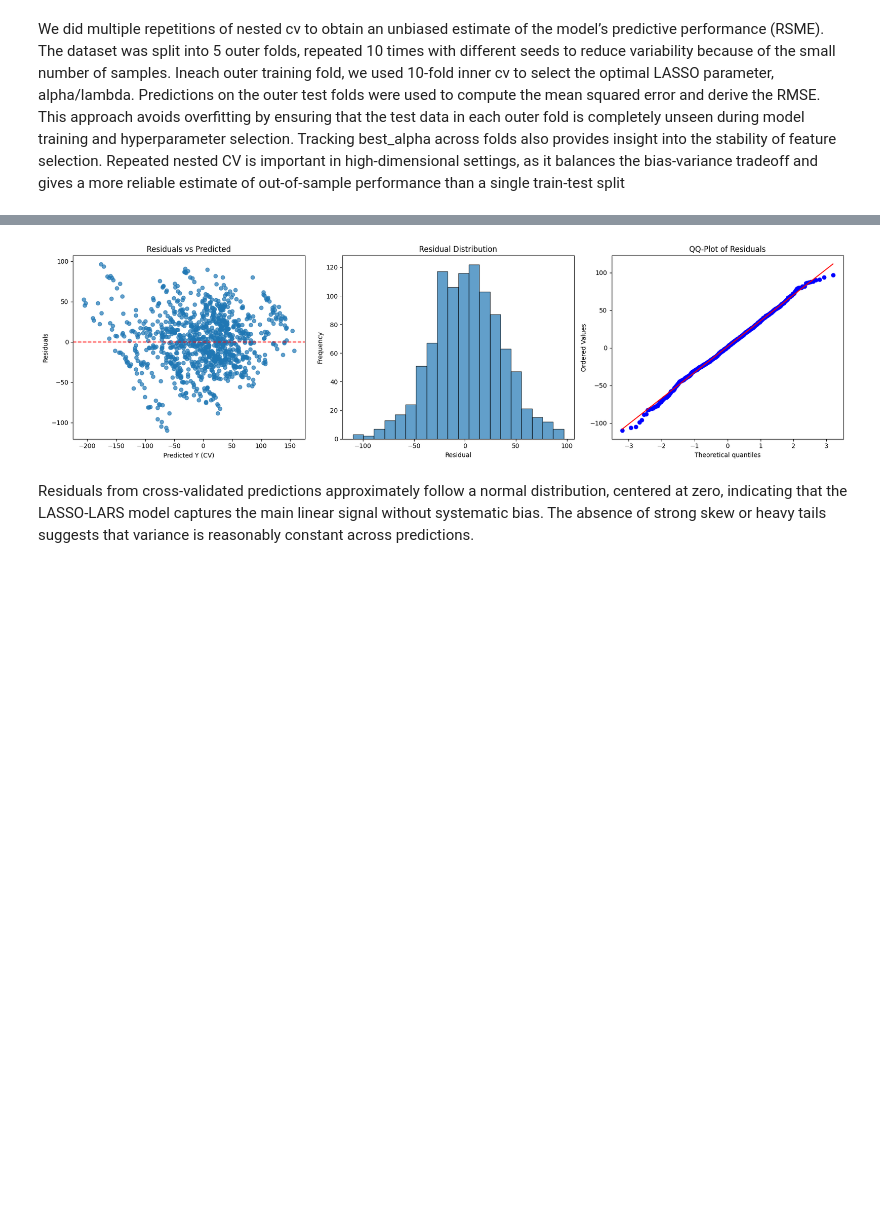
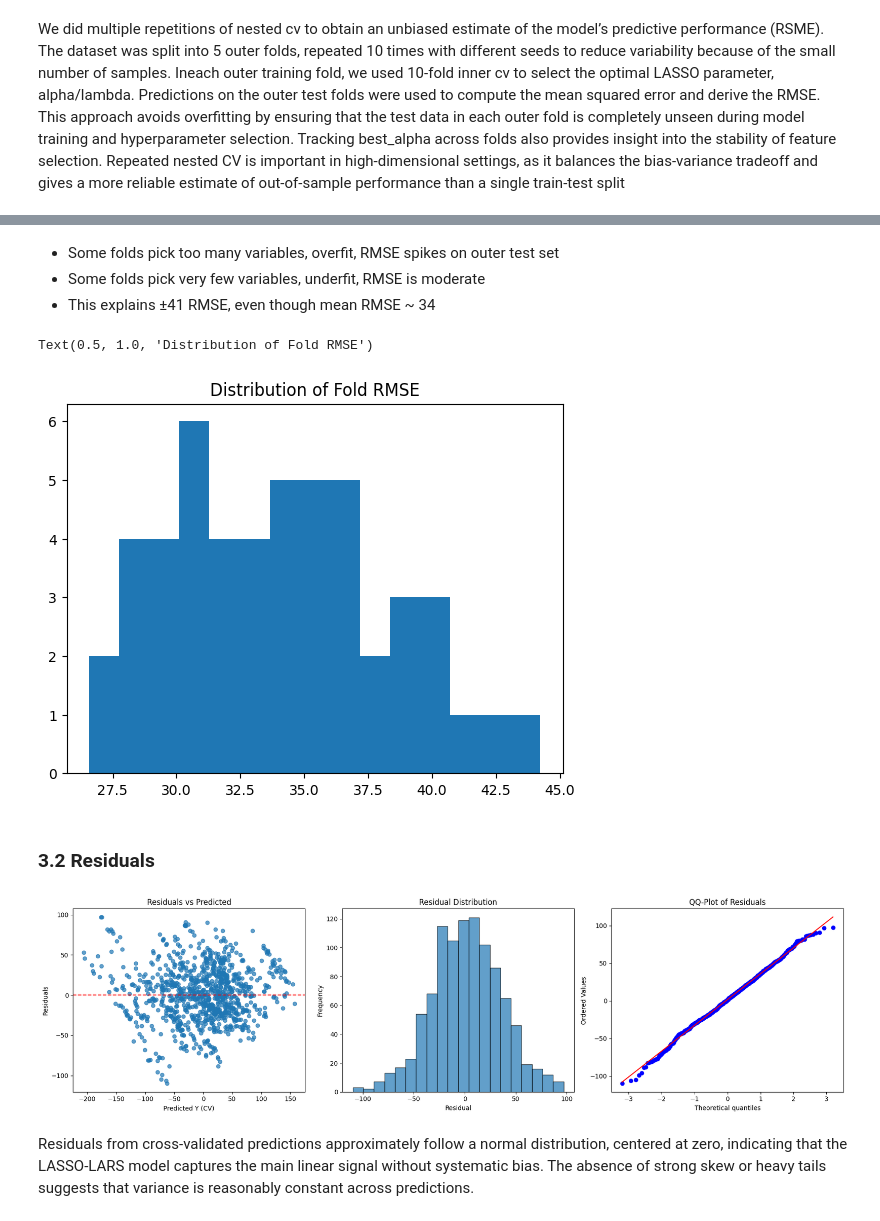
Before and after one commit to mariatmvendas/Case1_CompData, a Jupyter notebook: maria.ipynb, the cells around one changed output, grey strips where cells are left out. Drawn from its saved outputs; the diff is of its cells as text; code cells hidden in the pictures; blank space fills up the shorter version.

```diff
--- a/maria.ipynb
+++ b/maria.ipynb
@@ -505,9 +512,9 @@ We did multiple repetitions of nested cv to obtain an unbiased estimate of the m
 X_np = X.values
 y_np = y_class.values
 
-# Assume X is your preprocessed full DataFrame
 num_cols = numerical_data.columns
 cat_cols = categorical_data.columns
+num_idx = [X.columns.get_loc(c) for c in num_cols]
 
 outer_folds = 5
 n_repeats = 10
@@ -530,17 +537,15 @@ for repeat in range(n_repeats):
     # outer cv for model evaluation
     for train_out_idx, test_out_idx in outer_cv.split(X_np):
 
-        X_out_train = X_np[train_out_idx]
+        X_out_train = X_np[train_out_idx].copy()
         y_out_train = y_np[train_out_idx]
-        X_out_test = X_np[test_out_idx]
+        X_out_test = X_np[test_out_idx].copy()
         y_out_test = y_np[test_out_idx]
-
 
         #for X: standardize only numerical features
         scaler = StandardScaler()
-        X_out_train[:, :len(num_cols)] = scaler.fit_transform(X_out_train[:, :len(num_cols)])
-        X_out_test[:, :len(num_cols)] = scaler.transform(X_out_test[:, :len(num_cols)])
-
+        X_out_train[:, num_idx] = scaler.fit_transform(X_out_train[:, num_idx])
+        X_out_test[:, num_idx] = scaler.transform(X_out_test[:, num_idx])
         #for y: only center
         y_out_train_centered, mu = centerData(y_out_train)
         y_out_test_centered = y_out_test - mu
@@ -554,6 +559,10 @@ for repeat in range(n_repeats):
         best_alpha = lasso_lars_model.alpha_
         best_alphas.append(best_alpha)
         coef_best = lasso_lars_model.coef_
+
+        # Number of selected features
+        n_selected = np.sum(coef_best != 0)
+        print(f"Repeat {repeat}, fold selected {n_selected} features")
 
         # evaluation on outer test set
         y_out_pred = X_out_test @ coef_best
@@ -578,3 +601,15 @@ Std of best_alpha: 1.4851
+# %% [markdown]
+- Some folds pick too many variables, overfit, RMSE spikes on outer test set
+- Some folds pick very few variables, underfit, RMSE is moderate
+- This explains ±41 RMSE, even though mean RMSE ~ 34
+# %%
+plt.hist(np.sqrt(all_outer_errors), bins=15)
+plt.title("Distribution of Fold RMSE")
+# %% [output]
+Text(0.5, 1.0, 'Distribution of Fold RMSE')
+[figure, added]
+# %% [markdown]
+### 3.2 Residuals
 # %%
 y_cv_true = np.array(y_cv_true)
 y_cv_pred = np.array(y_cv_pred)
@@ -599,6 +634,6 @@ axes[2].set_title("QQ-Plot of Residuals")
 plt.tight_layout()
 plt.show()
 # %% [output]
-[figure, old version]
+[figure, new version]
 # %% [markdown]
 Residuals from cross-validated predictions approximately follow a normal distribution, centered at zero, indicating that the LASSO-LARS model captures the main linear signal without systematic bias. The absence of strong skew or heavy tails suggests that variance is reasonably constant across predictions.
```
Also changed, not shown: parts of 28 cells of this notebook.
